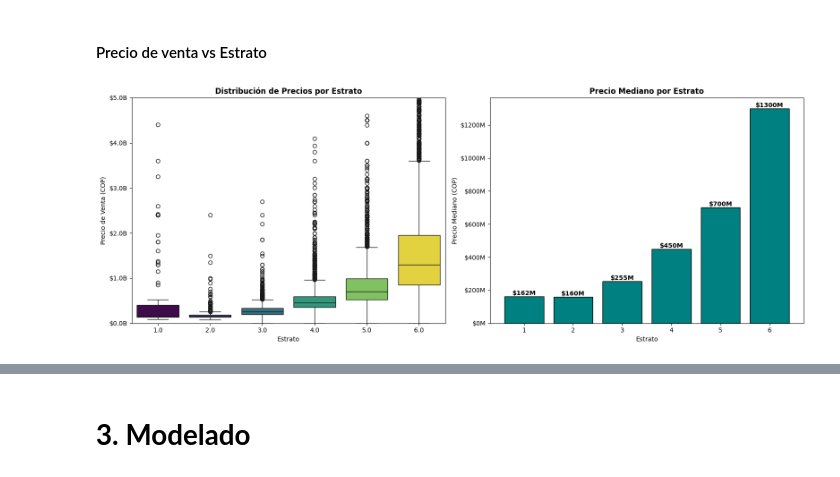
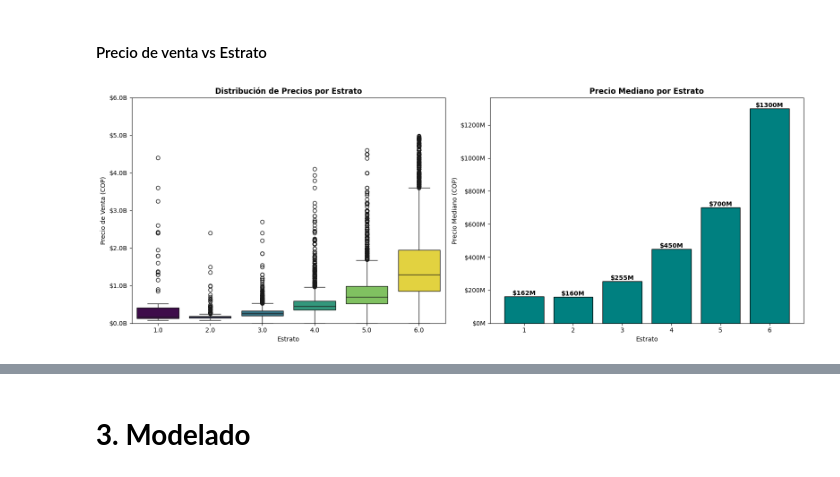
Before and after one commit to maperezp/Taller2-CDA, a Jupyter notebook: Taller2.ipynb, the cells around one changed output, grey strips where cells are left out. Saved outputs shown, nothing was run; the diff lists cells and outputs as text; code cells hidden in the pictures.

```diff
--- a/Taller2.ipynb
+++ b/Taller2.ipynb
@@ -443,29 +466,29 @@ plt.show()
 # %%
 # Análisis de precio por estrato
 fig, axes = plt.subplots(1, 2, figsize=(16, 6))
 
 # Gráfico 1: Boxplot de precio por estrato
 
 
 sns.boxplot(data=df_clean, x='estrato', y='precio_venta', ax=axes[0], palette='viridis', hue = "estrato", legend=False)
 axes[0].set_title('Distribución de Precios por Estrato', fontweight='bold')
 axes[0].set_xlabel('Estrato')
 axes[0].set_ylabel('Precio de Venta (COP)')
-axes[0].set_ylim(0, 5e9)
+axes[0].set_ylim(0, 6e9)
 axes[0].yaxis.set_major_formatter(plt.FuncFormatter(lambda x, p: f'${x/1e9:.1f}B'))
 
 # Gráfico 2: Precio promedio por estrato
 precio_por_estrato = df_clean.groupby('estrato')['precio_venta'].median().sort_index()
 axes[1].bar(precio_por_estrato.index, precio_por_estrato.values, color='teal', edgecolor='black')
 axes[1].set_title('Precio Mediano por Estrato', fontweight='bold')
 axes[1].set_xlabel('Estrato')
 axes[1].set_ylabel('Precio Mediano (COP)')
 axes[1].yaxis.set_major_formatter(plt.FuncFormatter(lambda x, p: f'${x/1e6:.0f}M'))
 
 for i, (estrato, precio) in enumerate(precio_por_estrato.items()):
     axes[1].text(estrato, precio, f'${precio/1e6:.0f}M', ha='center', va='bottom', fontweight='bold')
 
 plt.tight_layout()
 plt.show()
 # %% [output]
-[figure, old version]
+[figure, new version]
```
Also changed, not shown: parts of 49 cells of this notebook, 1 other file.
